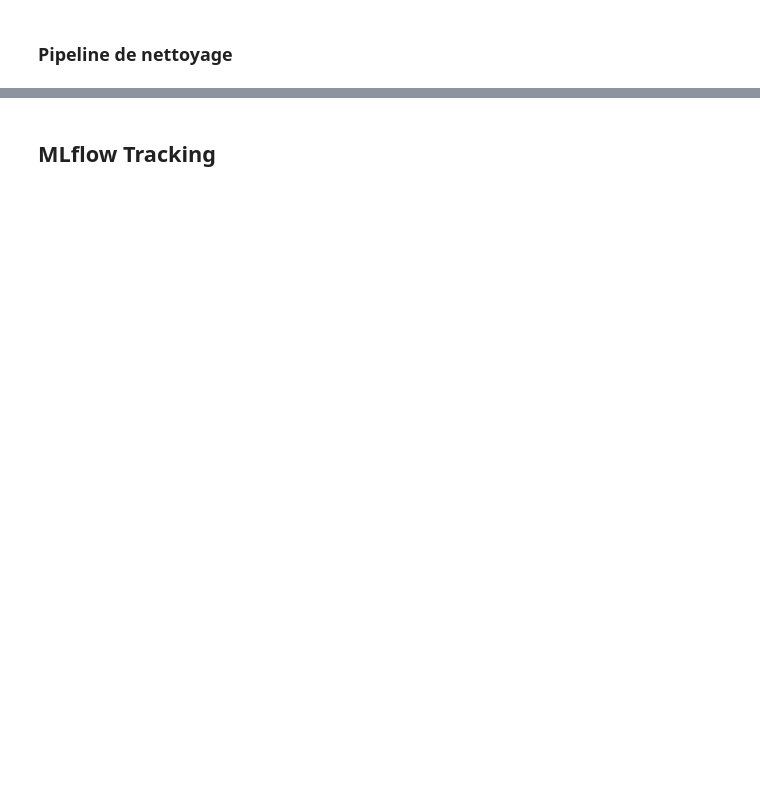
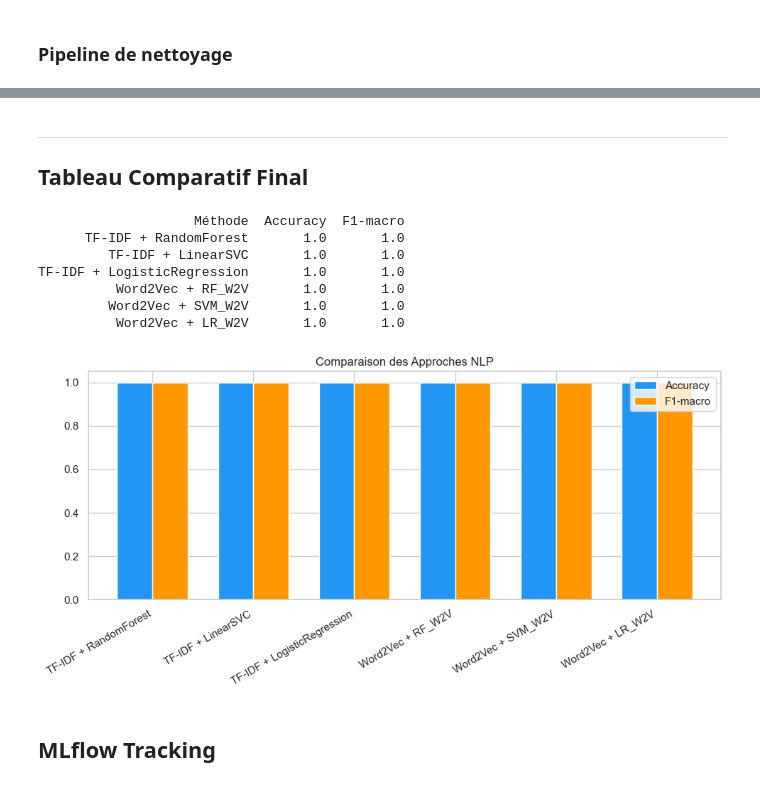
Before and after one commit to bob1x/ecoSmart, a Jupyter notebook: notebooks/TP7_NLP_EcoSmart.ipynb, the cells around one changed output, grey strips where cells are left out. Cells and saved outputs as stored; diff of their text form; code cells hidden in the pictures; blank space fills up the shorter version.

```diff
--- a/notebooks/TP7_NLP_EcoSmart.ipynb
+++ b/notebooks/TP7_NLP_EcoSmart.ipynb
@@ -60,0 +284,18 @@ from scipy.sparse import csr_matrix# NUMERIC ONLY modelXn_tr, Xn_te, yn_tr, yn_t
+# %%
+# Train Word2Vec on preprocessed tokens
+token_lists = df_clean["tokens"].tolist()
+
+w2v_model = Word2Vec(
+    sentences=token_lists, vector_size=100,
+    window=5, min_count=2, workers=4, seed=42
+)
+print(f"Vocabulaire Word2Vec: {len(w2v_model.wv)} mots")
+
+# Semantic similarity demo
+print("\n=== Similarité sémantique ===")
+for word in ["metal", "verre", "papier", "plastique"]:
+    if word in w2v_model.wv:
+        similar = w2v_model.wv.most_similar(word, topn=5)
+        print(f"\n'{word}' -> {[(w, round(s,3)) for w,s in similar]}")
+    else:
+        print(f"'{word}' not in vocabulary")
@@ -61,3 +522,39 @@ from scipy.sparse import csr_matrix# NUMERIC ONLY modelXn_tr, Xn_te, yn_tr, yn_t
+# %% [markdown]
+---
+## Tableau Comparatif Final
+# %%
+# Build comparison table
+rows = []
+for name, r in tfidf_results.items():
+    rows.append({"Méthode": f"TF-IDF + {name}", "Accuracy": r["acc"], "F1-macro": r["f1"]})
+for name, r in w2v_results.items():
+    rows.append({"Méthode": f"Word2Vec + {name}", "Accuracy": r["acc"], "F1-macro": r["f1"]})
+
+comparison = pd.DataFrame(rows).sort_values("F1-macro", ascending=False)
+print(comparison.to_string(index=False))
+
+# Bar chart
+fig, ax = plt.subplots(figsize=(10, 5))
+x = np.arange(len(comparison))
+w = 0.35
+ax.bar(x - w/2, comparison["Accuracy"], w, label="Accuracy", color="#2196F3")
+ax.bar(x + w/2, comparison["F1-macro"], w, label="F1-macro", color="#FF9800")
+ax.set_xticks(x)
+ax.set_xticklabels(comparison["Méthode"], rotation=30, ha="right")
+ax.set_ylim(0, 1.05)
+ax.set_title("Comparaison des Approches NLP")
+ax.legend()
+plt.tight_layout()
+plt.show()
+# %% [output]
+                    Méthode  Accuracy  F1-macro
+      TF-IDF + RandomForest       1.0       1.0
+         TF-IDF + LinearSVC       1.0       1.0
+TF-IDF + LogisticRegression       1.0       1.0
+          Word2Vec + RF_W2V       1.0       1.0
+         Word2Vec + SVM_W2V       1.0       1.0
+          Word2Vec + LR_W2V       1.0       1.0
+[figure, added]
 # %% [markdown]
 ## MLflow Tracking
 # %%
```
Also changed, not shown: parts of 44 cells of this notebook, 7 other files.
